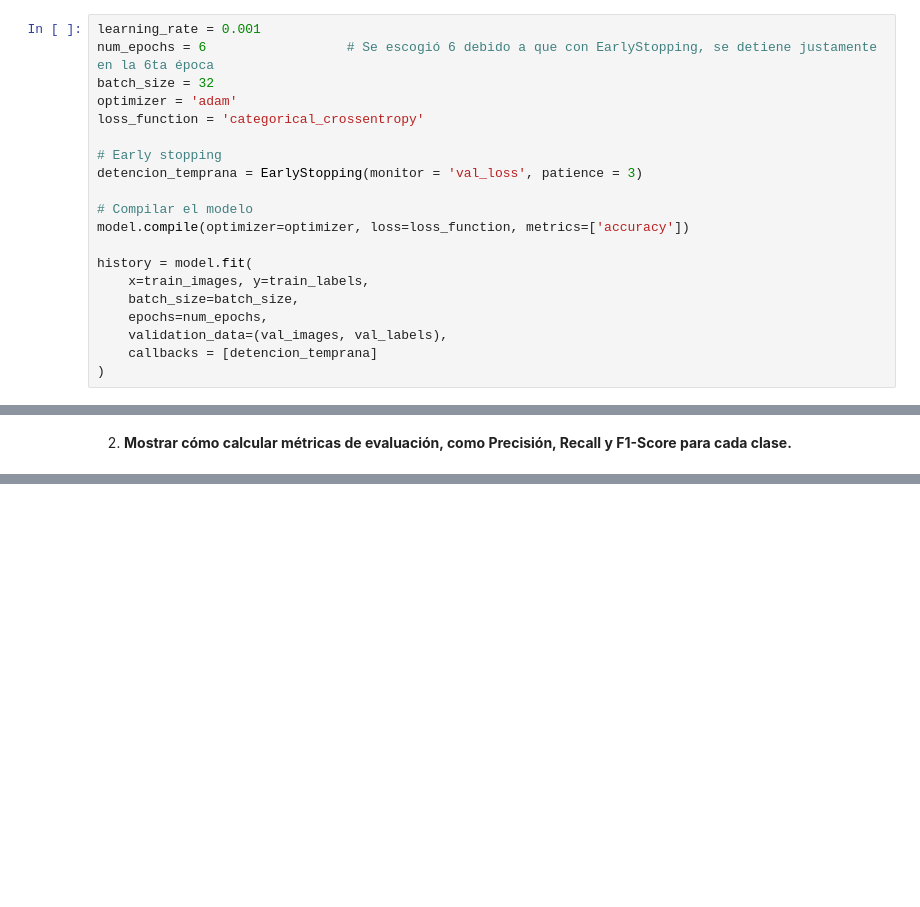
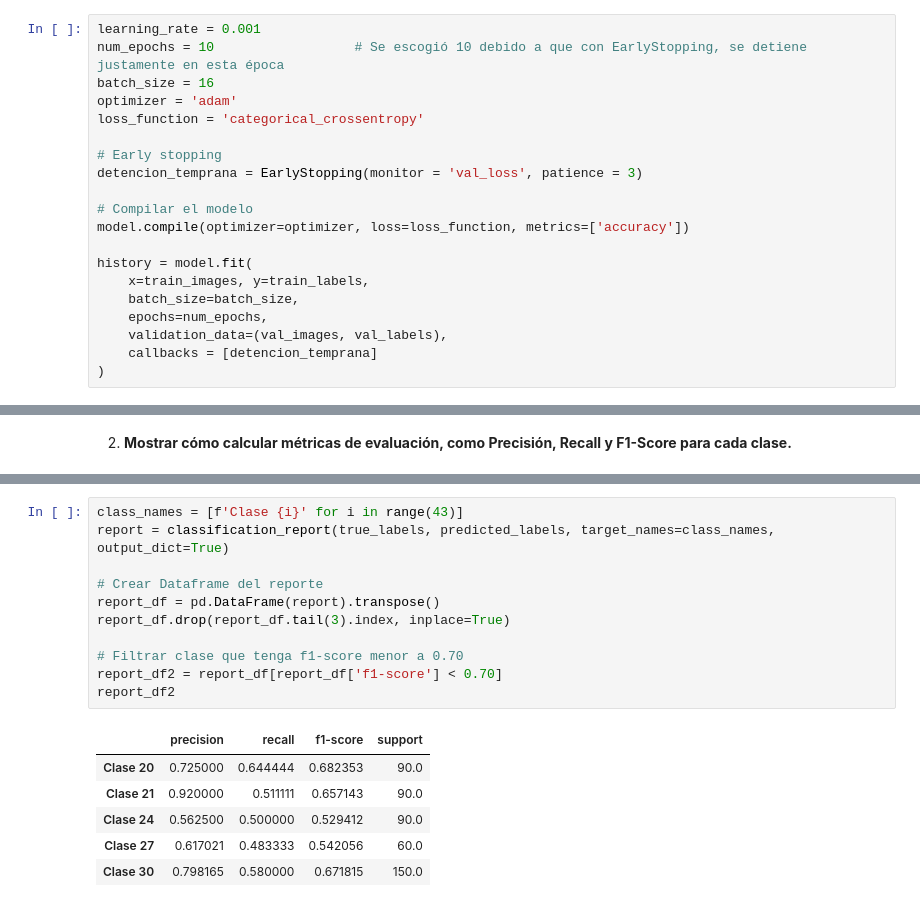
Before and after one commit to stefanoaragoni/lab2_datascience, a Jupyter notebook: lab2.ipynb, the cells around one changed output, grey strips where cells are left out. Drawn from its saved outputs; the diff is of its cells as text; blank space fills up the shorter version.

```diff
--- a/lab2.ipynb
+++ b/lab2.ipynb
@@ -459,8 +467,8 @@ En este caso, los datos de entrenamiento y validación, como se puede observar a
 3. **Definir hiperparámetros como tasa de aprendizaje, número de épocas, tamaño de lote, etc**
 # %%
 learning_rate = 0.001
-num_epochs = 6                  # Se escogió 6 debido a que con EarlyStopping, se detiene justamente en la 6ta época
-batch_size = 32
+num_epochs = 10                  # Se escogió 10 debido a que con EarlyStopping, se detiene justamente en esta época
+batch_size = 16
 optimizer = 'adam'
 loss_function = 'categorical_crossentropy'
 
@@ -538,0 +561,18 @@ weighted avg       0.76      0.75      0.75     12630
+# %%
+class_names = [f'Clase {i}' for i in range(43)]
+report = classification_report(true_labels, predicted_labels, target_names=class_names, output_dict=True)
+
+# Crear Dataframe del reporte
+report_df = pd.DataFrame(report).transpose()
+report_df.drop(report_df.tail(3).index, inplace=True)
+
+# Filtrar clase que tenga f1-score menor a 0.70
+report_df2 = report_df[report_df['f1-score'] < 0.70]
+report_df2
+# %% [output]
+|  | precision | recall | f1-score | support |
+| Clase 20 | 0.725000 | 0.644444 | 0.682353 | 90.0 |
+| Clase 21 | 0.920000 | 0.511111 | 0.657143 | 90.0 |
+| Clase 24 | 0.562500 | 0.500000 | 0.529412 | 90.0 |
+| Clase 27 | 0.617021 | 0.483333 | 0.542056 | 60.0 |
+| Clase 30 | 0.798165 | 0.580000 | 0.671815 | 150.0 |
```
Also changed, not shown: parts of 11 cells of this notebook, 1 other file.
